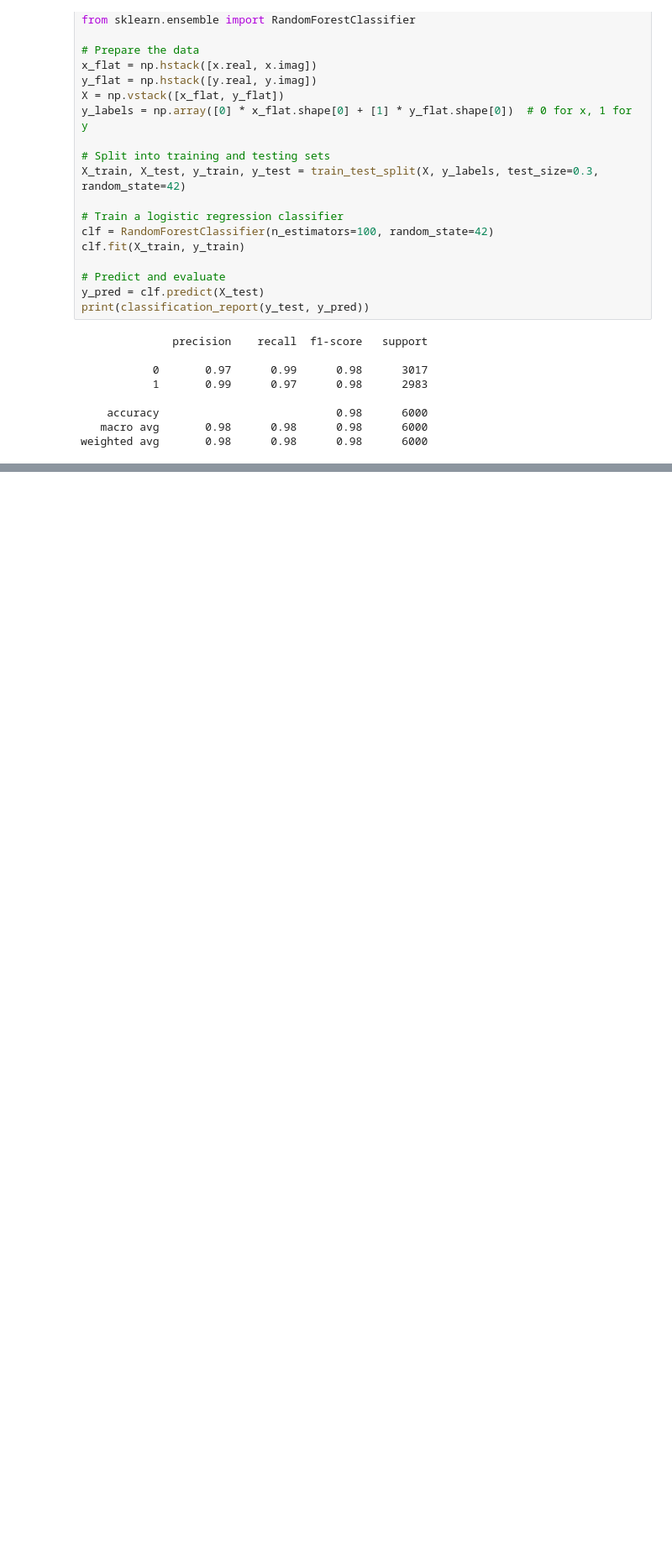
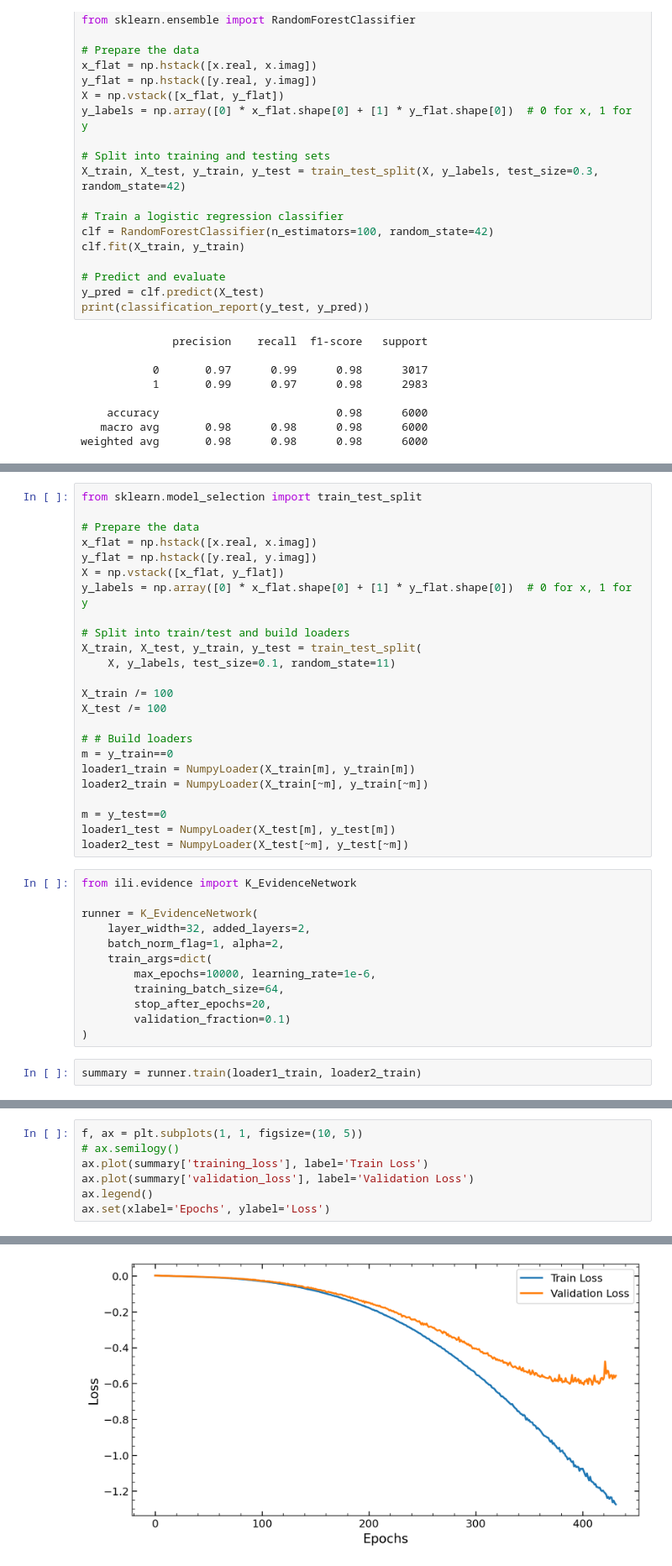
Before and after one commit to maho3/ili-topology, a Jupyter notebook: workspace.ipynb, the cells around one changed output, grey strips where cells are left out. Shown at 84% size. Cells and saved outputs as stored; diff of their text form; blank space fills up the shorter version.

Commit message:
Added EvidenceNet comparison of data

```diff
--- a/workspace.ipynb
+++ b/workspace.ipynb
@@ -99,0 +106,38 @@ weighted avg       0.98      0.98      0.98      6000
+# %%
+from sklearn.model_selection import train_test_split
+
+# Prepare the data
+x_flat = np.hstack([x.real, x.imag])
+y_flat = np.hstack([y.real, y.imag])
+X = np.vstack([x_flat, y_flat])
+y_labels = np.array([0] * x_flat.shape[0] + [1] * y_flat.shape[0])  # 0 for x, 1 for y
+
+# Split into train/test and build loaders
+X_train, X_test, y_train, y_test = train_test_split(
+    X, y_labels, test_size=0.1, random_state=11)
+
+X_train /= 100
+X_test /= 100
+
+# # Build loaders
+m = y_train==0
+loader1_train = NumpyLoader(X_train[m], y_train[m])
+loader2_train = NumpyLoader(X_train[~m], y_train[~m])
+
+m = y_test==0
+loader1_test = NumpyLoader(X_test[m], y_test[m])
+loader2_test = NumpyLoader(X_test[~m], y_test[~m])
+# %%
+from ili.evidence import K_EvidenceNetwork
+
+runner = K_EvidenceNetwork(
+    layer_width=32, added_layers=2,
+    batch_norm_flag=1, alpha=2,
+    train_args=dict(
+        max_epochs=10000, learning_rate=1e-6,
+        training_batch_size=64,
+        stop_after_epochs=20,
+        validation_fraction=0.1)
+)
+# %%
+summary = runner.train(loader1_train, loader2_train)
@@ -99,0 +146,8 @@ weighted avg       0.98      0.98      0.98      6000
+# %%
+f, ax = plt.subplots(1, 1, figsize=(10, 5))
+# ax.semilogy()
+ax.plot(summary['training_loss'], label='Train Loss')
+ax.plot(summary['validation_loss'], label='Validation Loss')
+ax.legend()
+ax.set(xlabel='Epochs', ylabel='Loss')
+# %% [output]
@@ -99,0 +155 @@ weighted avg       0.98      0.98      0.98      6000
+[figure, added]
```
Also changed, not shown: parts of 10 cells of this notebook.
